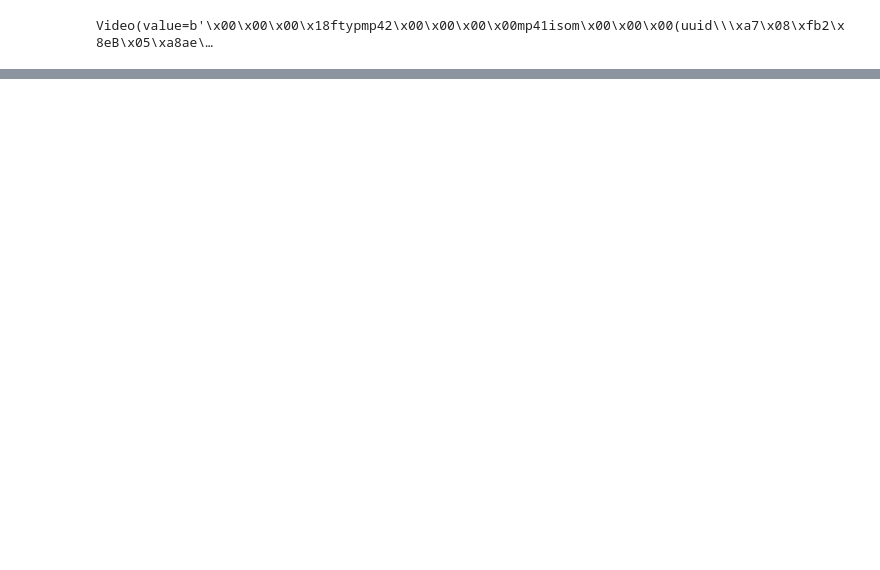
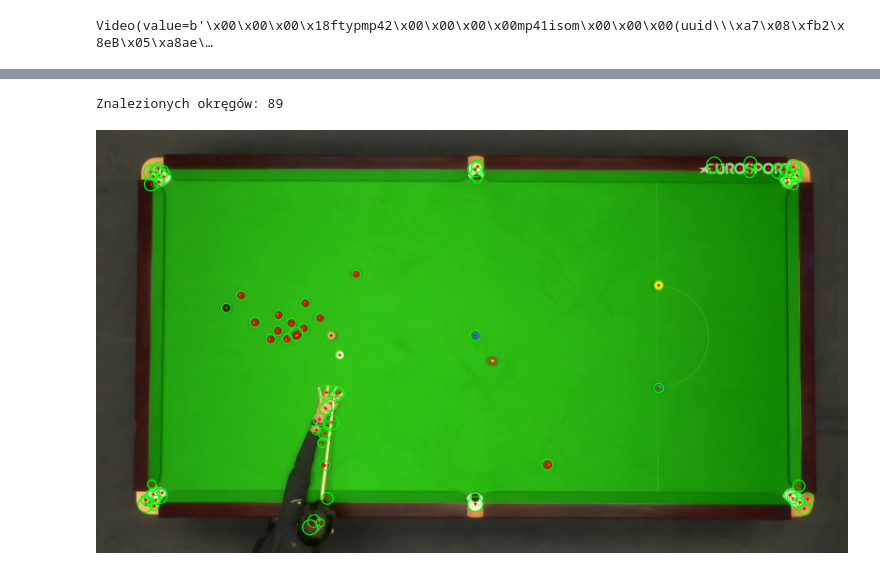
Before and after one commit to jedlin21/WK, a Jupyter notebook: billard/billard.ipynb, the cells around one changed output, grey strips where cells are left out. Drawn from its saved outputs; the diff is of its cells as text; code cells hidden in the pictures; blank space fills up the shorter version.

Commit message:
circle

```diff
--- a/billard/billard.ipynb
+++ b/billard/billard.ipynb
@@ -51,8 +60,16 @@ traffic.set(cv2.CAP_PROP_POS_FRAMES, 0)
 ret, old_frame = traffic.read()
 
 old_gray = cv2.cvtColor(old_frame, cv2.COLOR_BGR2GRAY)
-p0 = cv2.goodFeaturesToTrack(old_gray, mask=None, **feature_params)
+# p0 = cv2.goodFeaturesToTrack(old_gray, mask=None, **feature_params)
+####################################################################### NEW
+circles = cv2.HoughCircles(old_gray,cv2.HOUGH_GRADIENT,1,10, param1=100,param2=10,minRadius=10,maxRadius=20)
+circles = np.uint16(np.around(circles))
+p0 = circles[...,:2].reshape(circles.shape[1],1,2).astype('float')
+
+#######################################################################
 mask = np.zeros_like(old_frame)
+# %%
+p0 = p0.astype('float32')
 # %%
 traffic_optical_flow = cv2.VideoWriter(write_path, cv2.VideoWriter_fourcc(*'DIVX'), traffic_fps, (traffic_width, traffic_height))
 
@@ -88,0 +164,22 @@ Video(value=b'\x00\x00\x00 ftypisom\x00\x00\x02\x00isomiso2avc1mp41\x00\x00\x00\
+# %%
+traffic.set(cv2.CAP_PROP_POS_FRAMES, 0)
+ret, old_frame = traffic.read()
+
+old_gray = cv2.cvtColor(old_frame, cv2.COLOR_BGR2GRAY)
+p0 = cv2.goodFeaturesToTrack(old_gray, mask=None, **feature_params)
+mask = np.zeros_like(old_frame)
+
+skittles_gray = cv2.cvtColor(old_frame, cv2.COLOR_BGR2GRAY)
+
+# circles = cv2.HoughCircles(skittles_gray, cv2.HOUGH_GRADIENT, 1, 50, param1=70, param2=10, minRadius=6, maxRadius=20)
+circles = cv2.HoughCircles(skittles_gray,cv2.HOUGH_GRADIENT,1,10, param1=100,param2=10,minRadius=10,maxRadius=20)
+circles = np.uint16(np.around(circles))
+p0 = circles[...,:2].reshape(circles.shape[1],1,2)
+print('Znalezionych okręgów:', len(circles[0]))
+for i in circles[0, :]:
+    cv2.circle(old_frame,(i[0],i[1]),i[2],(0,255,0),2)
+    cv2.circle(old_frame,(i[0],i[1]),2,(0,0,255),3)
+imshow(old_frame)
+# %% [output]
+Znalezionych okręgów: 89
+[figure, added]
```
Also changed, not shown: parts of 9 cells of this notebook, 15 other files.
